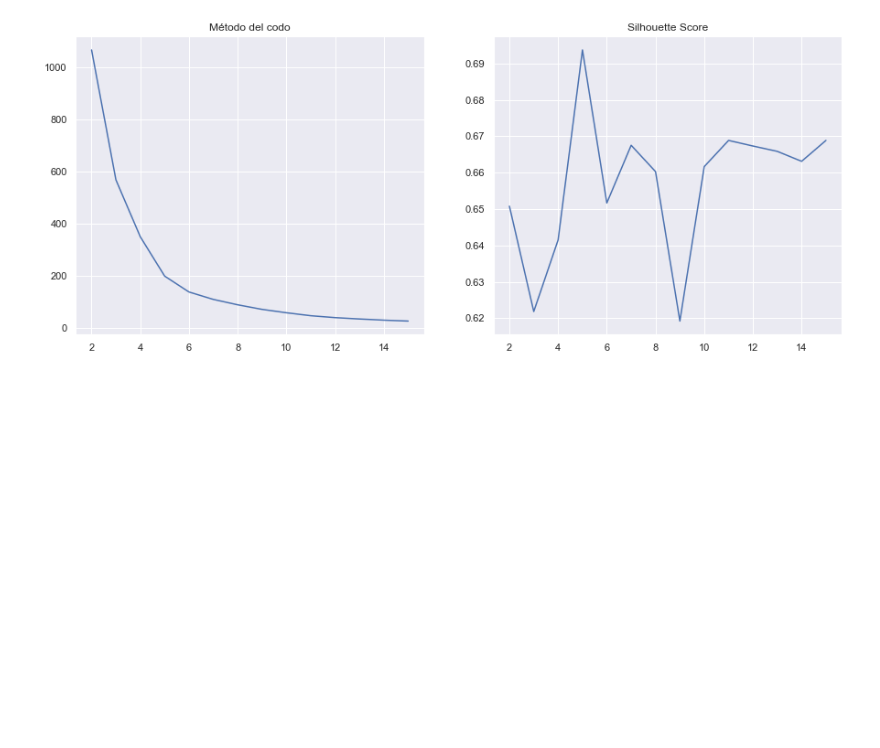
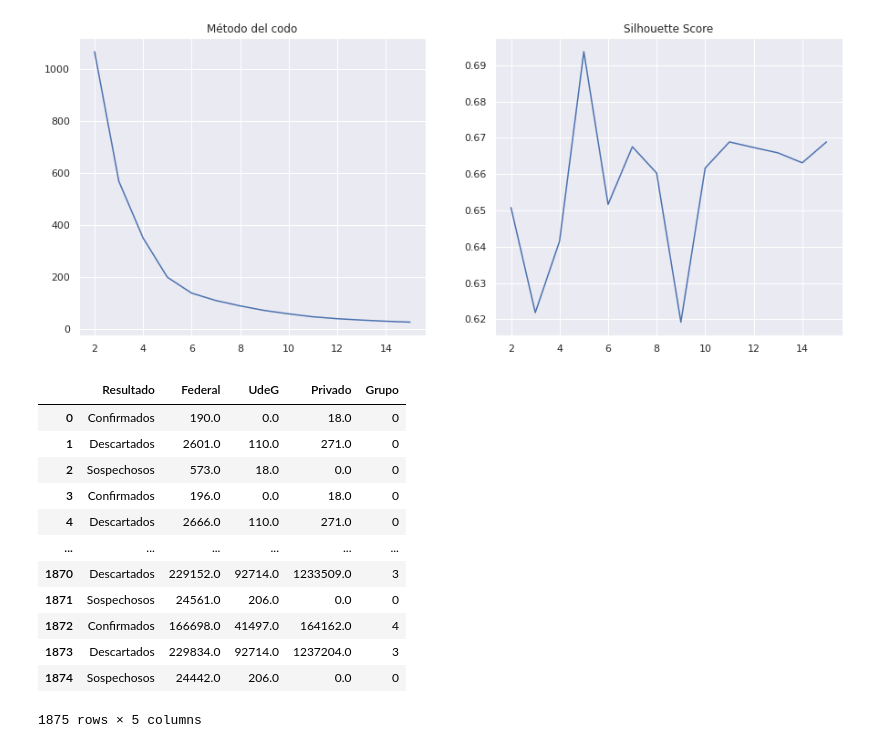
Before and after one commit to carlosdblanco/retoAnalitica, a Jupyter notebook: K-means .ipynb, the cells around one changed output. Drawn from its saved outputs; the diff is of its cells as text; code cells hidden in the pictures; blank space fills up the shorter version.

```diff
--- a/K-means .ipynb
+++ b/K-means .ipynb
@@ -87,3 +87,25 @@ axs[1].set_title('Silhouette Score')
 # %% [output]
 Text(0.5, 1.0, 'Silhouette Score')
 [figure]
+# %%
+# Generamos los 5 grupos
+model = KMeans(n_clusters=5, random_state=47)
+clusters = model.fit_predict(X_norm)
+
+# Agregamos los clusters a nuestros DATOS ORIGINALES
+df['Grupo'] = clusters.astype('str')
+df
+# %% [output]
+|  | Resultado | Federal | UdeG | Privado | Grupo |
+| 0 | Confirmados | 190.0 | 0.0 | 18.0 | 0 |
+| 1 | Descartados | 2601.0 | 110.0 | 271.0 | 0 |
+| 2 | Sospechosos | 573.0 | 18.0 | 0.0 | 0 |
+| 3 | Confirmados | 196.0 | 0.0 | 18.0 | 0 |
+| 4 | Descartados | 2666.0 | 110.0 | 271.0 | 0 |
+| ... | ... | ... | ... | ... | ... |
+| 1870 | Descartados | 229152.0 | 92714.0 | 1233509.0 | 3 |
+| 1871 | Sospechosos | 24561.0 | 206.0 | 0.0 | 0 |
+| 1872 | Confirmados | 166698.0 | 41497.0 | 164162.0 | 4 |
+| 1873 | Descartados | 229834.0 | 92714.0 | 1237204.0 | 3 |
+| 1874 | Sospechosos | 24442.0 | 206.0 | 0.0 | 0 |
+1875 rows × 5 columns
```
Also changed, not shown: parts of 2 cells of this notebook.
